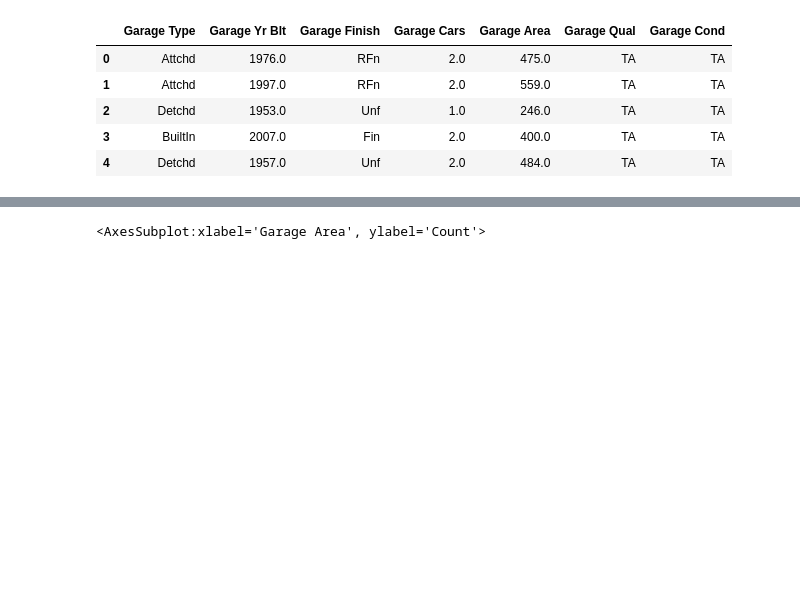
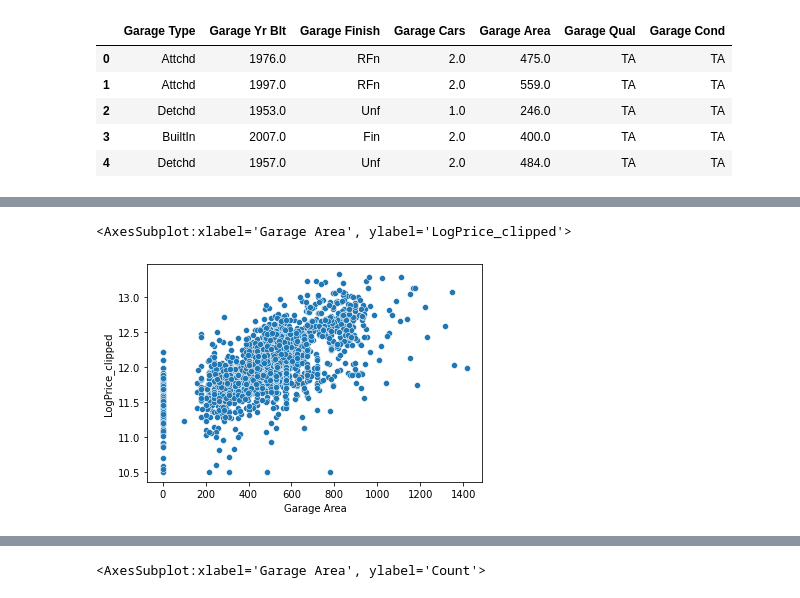
Before and after one commit to stevenlw-porpoise/Ames-Housing-Predictions, a Jupyter notebook: data_wrangling.ipynb, the cells around one changed output, grey strips where cells are left out. Cells and saved outputs as stored; diff of their text form; code cells hidden in the pictures; blank space fills up the shorter version.

Commit message:
More data cleaning

```diff
--- a/data_wrangling.ipynb
+++ b/data_wrangling.ipynb
@@ -840,0 +955,5 @@ Name: Garage Cars, dtype: int64
+# %%
+sns.scatterplot(x = 'Garage Area', y = 'LogPrice_clipped', data = df)
+# %% [output]
+<AxesSubplot:xlabel='Garage Area', ylabel='LogPrice_clipped'>
+[figure, added]
```
Also changed, not shown: parts of 67 cells of this notebook, 1 other file.
